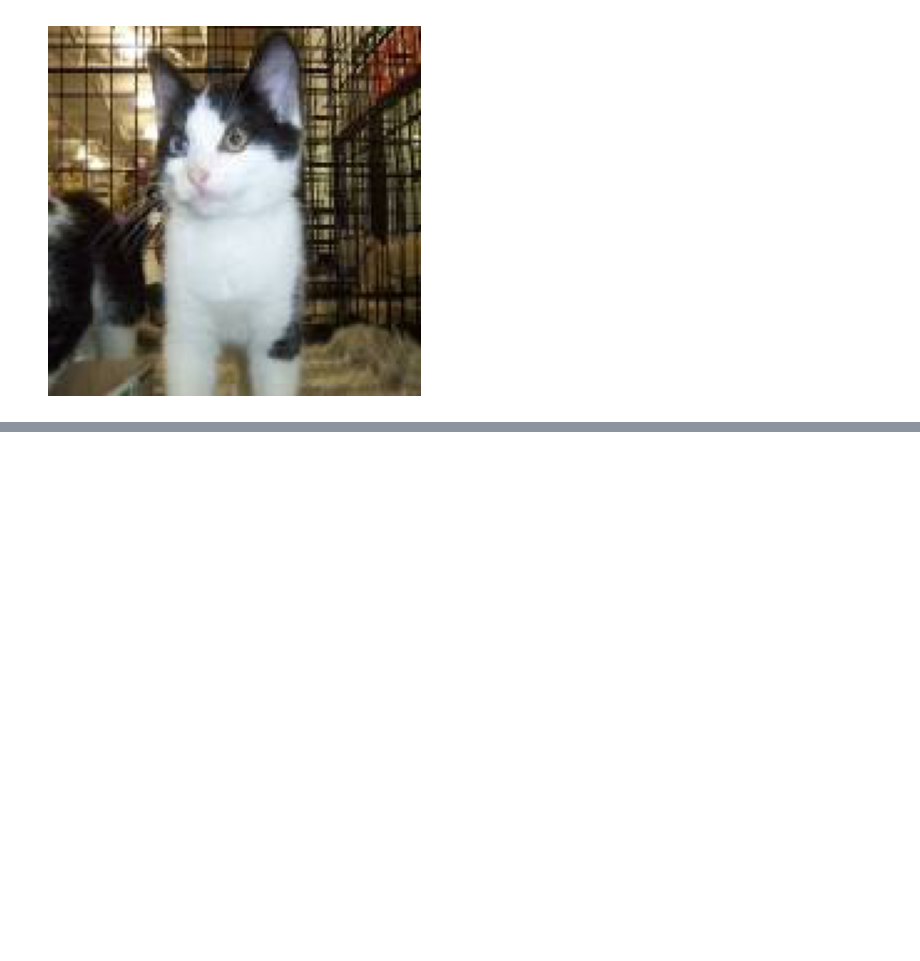
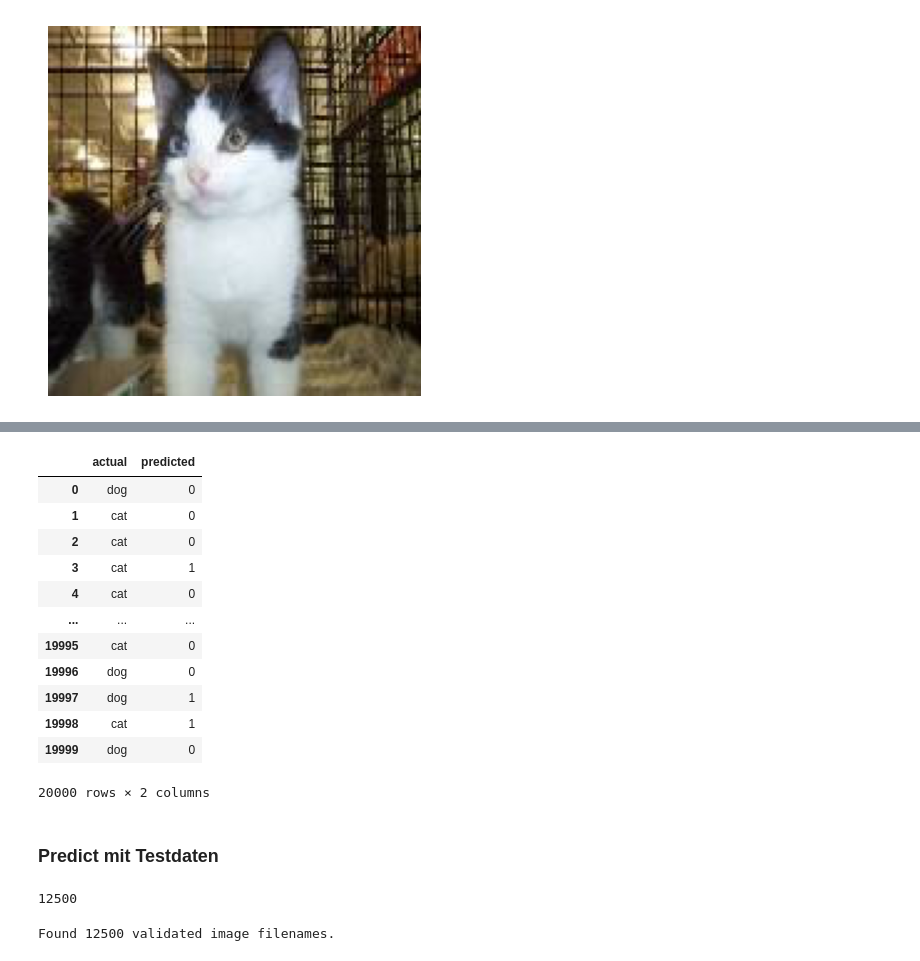
Before and after one commit to JacobToifl/SJ25-26_5AHIT_DSAI_TOIFL, a Jupyter notebook: Uebungen/UE02/UE02-CNN.ipynb, the cells around one changed output, grey strips where cells are left out. Cells and saved outputs as stored; diff of their text form; code cells hidden in the pictures; blank space fills up the shorter version.

```diff
--- a/Uebungen/UE02/UE02-CNN.ipynb
+++ b/Uebungen/UE02/UE02-CNN.ipynb
@@ -54,0 +151,7 @@ show_img(img_name)
+# %%
+history = model.fit(
+    train_generator,
+    steps_per_epoch = 312,
+    validation_data = validation_generator,
+    epochs=3
+)
@@ -54,0 +169,2 @@ show_img(img_name)
+# %%
+x_pred = model.predict(train_generator)
@@ -54,0 +173,34 @@ show_img(img_name)
+# %%
+pred_classes = (x_pred > 0.5).astype(int)
+actual = train_df["category"].values
+# %%
+df_results = pd.DataFrame({
+    "actual": actual,
+    "predicted": pred_classes.flatten()
+})
+# %%
+df_results
+# %% [output]
+|  | actual | predicted |
+| 0 | dog | 0 |
+| 1 | cat | 0 |
+| 2 | cat | 0 |
+| 3 | cat | 1 |
+| 4 | cat | 0 |
+| ... | ... | ... |
+| 19995 | cat | 0 |
+| 19996 | dog | 0 |
+| 19997 | dog | 1 |
+| 19998 | cat | 1 |
+| 19999 | dog | 0 |
+20000 rows × 2 columns
+# %% [markdown]
+### Predict mit Testdaten
+# %%
+test_filenames = os.listdir("test1")
+test_df = pd.DataFrame({
+    'filename': test_filenames
+})
+test_df.shape[0]
+# %% [output]
+12500
@@ -54,0 +209,13 @@ show_img(img_name)
+# %%
+test_generator = test_gen.flow_from_dataframe(
+    test_df,
+    directory="test1",
+    x_col='filename',
+    y_col=None,
+    class_mode=None,
+    target_size=(150,150),
+    batch_size=64,
+    shuffle=False
+)
+# %% [output]
+Found 12500 validated image filenames.
```
Also changed, not shown: parts of 11 cells of this notebook.
